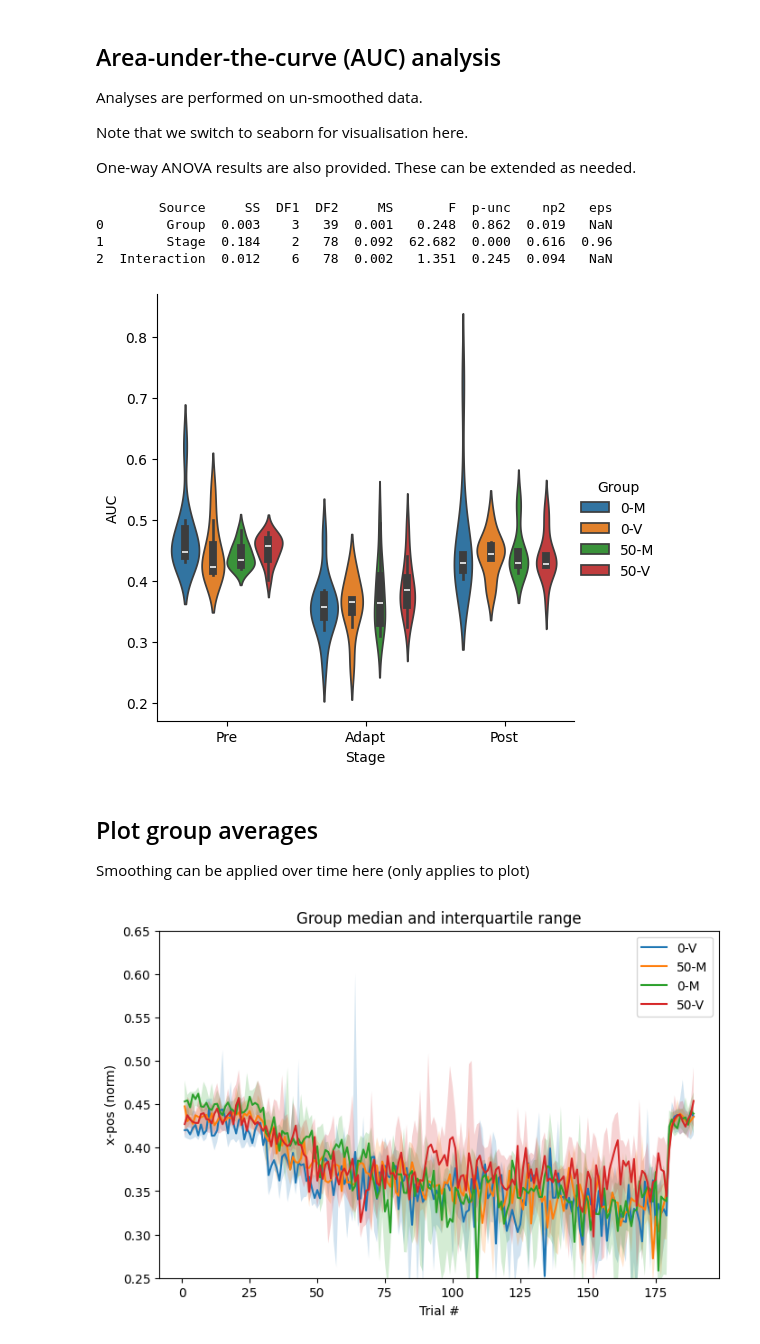
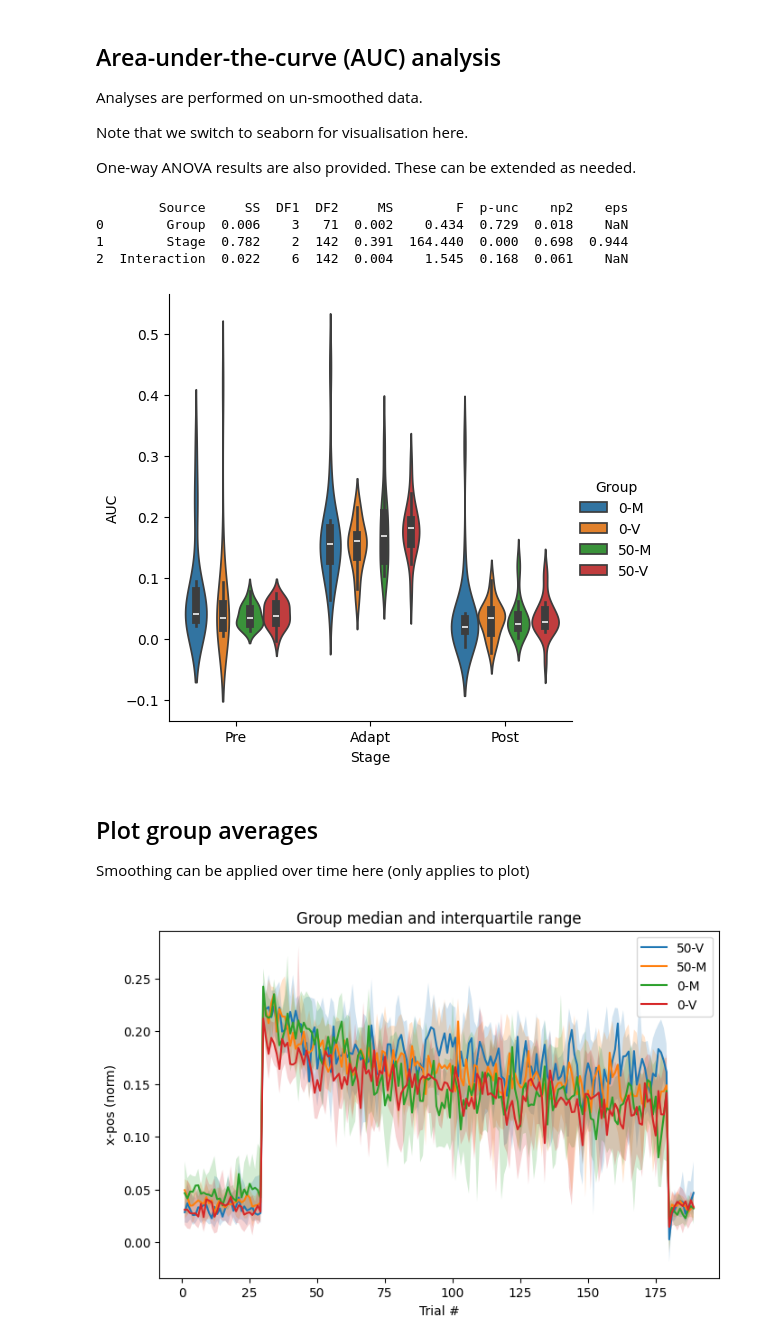
Before and after one commit to jsbrittain/saccadapt, a Jupyter notebook: lookatdata.ipynb, the cells around one changed output. Drawn from its saved outputs; the diff is of its cells as text; code cells hidden in the pictures.

Commit message:
Convert to errors; export to excel

```diff
--- a/lookatdata.ipynb
+++ b/lookatdata.ipynb
@@ -186,6 +185,8 @@ fig.show()
 # %% [markdown]
 ## Extract per-trial metrics
 # %%
+convert_to_error = True
+
 # Loop over filenames
 for eye in eyelist:
   # Loop over trials
@@ -210,6 +211,15 @@ for eye in eyelist:
   # Interpolate over removed values
   data = data.interpolate()
 
+  # Convert deviation to error
+  if convert_to_error:
+    target_positions = [t[1][0] for index in eye.trial.index for t in eye.trial['Targets'].loc[index]]
+    target_positions = np.sort(np.unique(target_positions))
+    xtrans = lambda x: 2 * (x / eye._DISPLAY_COORDS[0] - 0.5)
+    data[0:30] = data[0:30] - xtrans(target_positions[2])
+    data[30:180] = data[30:180] - xtrans(target_positions[1])
+    data[180:190] = data[180:190] - xtrans(target_positions[2])
+
   # Save data
   eye.avg = data
   eye.reject_count = reject_count
@@ -244,15 +254,35 @@ sns.catplot(data=groupdata, x="Stage", y="AUC", hue="Group", kind="violin")
 aov = pingouin.mixed_anova(dv='AUC', between='Group', within='Stage', subject='Subject', data=groupdata)
 print(aov.round(3))
 # %% [output]
-        Source     SS  DF1  DF2     MS       F  p-unc    np2   eps
-0        Group  0.003    3   39  0.001   0.248  0.862  0.019   NaN
-1        Stage  0.184    2   78  0.092  62.682  0.000  0.616  0.96
-2  Interaction  0.012    6   78  0.002   1.351  0.245  0.094   NaN
+        Source     SS  DF1  DF2     MS        F  p-unc    np2    eps
+0        Group  0.006    3   71  0.002    0.434  0.729  0.018    NaN
+1        Stage  0.782    2  142  0.391  164.440  0.000  0.698  0.944
+2  Interaction  0.022    6  142  0.004    1.545  0.168  0.061    NaN
-[figure, old version]
+[figure, new version]
 # %%
 # Write data to files (individuals)
 for eye in eyelist:
   eye.avg.to_csv(f'{root}/results/avg_{eye.label}.csv')
+
+# Output to Excel
+print("Collating Excel file...")
+workbook = xlsxwriter.Workbook(f'{root}/results/collated.xlsx')
+groups = set([eye.group for eye in eyelist])
+for group in groups:
+  print(f" Group: {group}")
+  worksheet = workbook.add_worksheet(group)
+  col = 0
+  for eye in eyelist:
+    if eye.group == group:
+      # Add to workbook
+      row = 0
+      for item in eye.avg:
+        if not np.isnan(item):  # leave a space if nan
+          worksheet.write(row, col, item)
+        row += 1
+      col += 1
+workbook.close()
+print("done.")
 # %% [markdown]
 ## Plot group averages
 
@@ -286,35 +316,39 @@ med = {}
 std = {}
 sem = {}
 qlow = {}
 qhigh = {}
 for group in groups:
   grp_data = np.array([smooth(eye.avg, smoothing)[0] for eye in eyelist if eye.group == group])
   avg[group] = np.mean(grp_data, 0)
   med[group] = np.median(grp_data, 0)
   std[group] = np.std(grp_data, 0)
   sem[group] = std[group]/np.sqrt(grp_data.shape[0])
   qlow[group] = np.quantile(grp_data, 0.25, 0)
   qhigh[group] = np.quantile(grp_data, 0.75, 0)
 
   if parametric_plot:
     axs.fill_between(range(len(avg[group])), avg[group] - sem[group], avg[group] + sem[group], alpha=0.2)
     label = "Group average data [+/- 1xSEM]"
     gc, = axs.plot(avg[group], label=group)
     groupcolour.append(gc)
   else:
     axs.fill_between(range(len(med[group])), qlow[group], qhigh[group], alpha=0.2)
     label = "Group median and interquartile range"
     gc, = axs.plot(med[group], label=group)
     groupcolour.append(gc)
 
-axs.set_ylim([0.25, 0.65])
+xlabel = chx
+if convert_to_error:
+  xlabel += " error"
+
+# axs.set_ylim([0.25, 0.65])
 axs.set_ylabel(chx)
 axs.set_xlabel("Trial #")
 axs.set_title(label)
 axs.legend()
 fig.show()
 # %% [output]
-[figure, old version]
+[figure, new version]
 # %%
 eye = eyelist[0];  # eyelist[0] = first entry in filenames list
 
```
Also changed, not shown: parts of 5 cells of this notebook.
